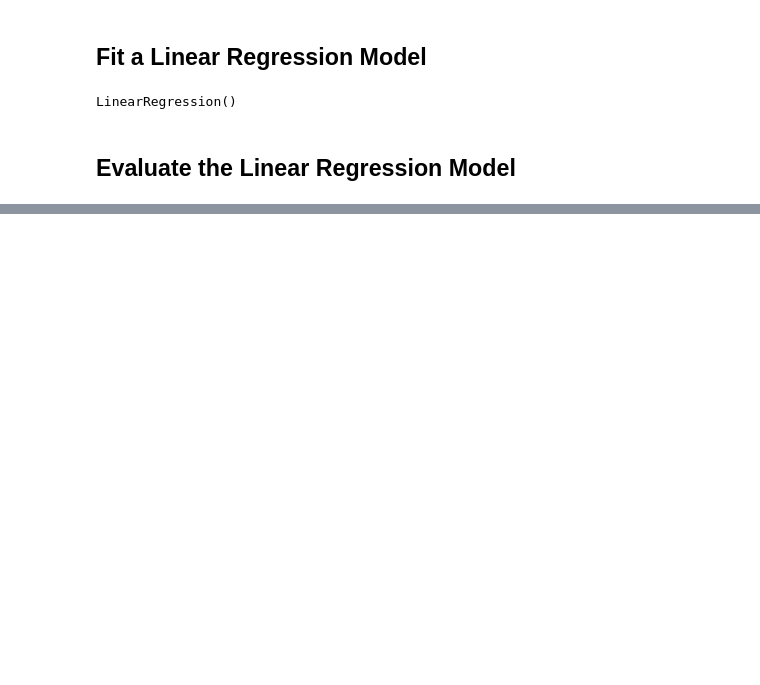
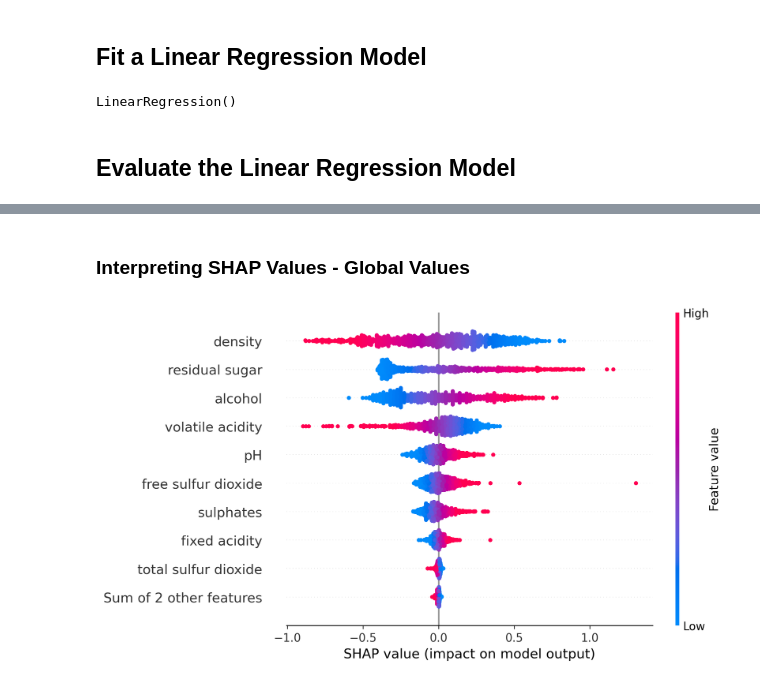
Before and after one commit to cmurray4492/PythonProjects, a Jupyter notebook: Machine_Learning/SHAP/SHAP_for_Linear_Models.ipynb, the cells around one changed output, grey strips where cells are left out. Saved outputs shown, nothing was run; the diff lists cells and outputs as text; code cells hidden in the pictures; blank space fills up the shorter version.

```diff
--- a/Machine_Learning/SHAP/SHAP_for_Linear_Models.ipynb
+++ b/Machine_Learning/SHAP/SHAP_for_Linear_Models.ipynb
@@ -142,0 +186,7 @@ RMSE: 0.75
+# %% [markdown]
+### Interpreting SHAP Values - Global Values
+# %%
+plt.figure(figsize=(10,8), dpi=250)
+shap.plots.beeswarm(shap_values)
+# %% [output]
+[figure, added]
```
Also changed, not shown: parts of 12 cells of this notebook.
